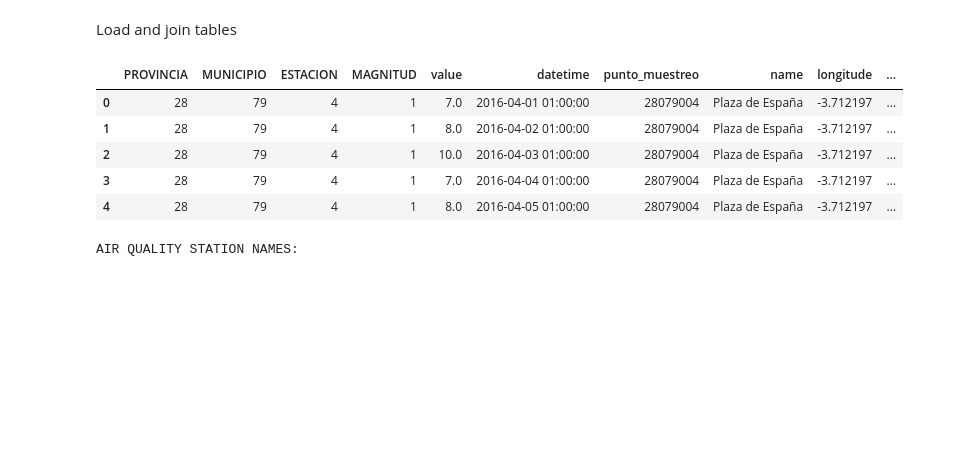
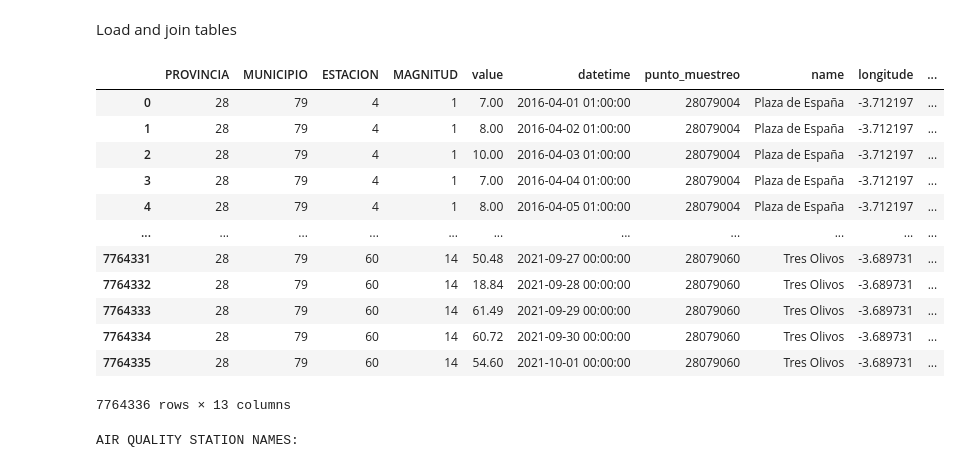
Before and after one commit to Pheithar/socialdata_madridcentral, a Jupyter notebook: Laurine - air quality - exploratory notebook.ipynb, the cells around one changed output. Drawn from its saved outputs; the diff is of its cells as text; code cells hidden in the pictures; blank space fills up the shorter version.

```diff
--- a/Laurine - air quality - exploratory notebook.ipynb
+++ b/Laurine - air quality - exploratory notebook.ipynb
@@ -122,20 +122,27 @@ Load and join tables
 # %%
 # load air quality stations
 df_stations = pd.read_csv('shared_data/air_quality/air_quality_stations.csv')
 # load air quality data
 df = pd.read_csv('data/air_quality_data.csv')
 # converting Date to datetime type
 df["datetime"] = pd.to_datetime(df["datetime"])
 # merge with air quality stations
 df = pd.merge(df, df_stations, left_on = 'PUNTO_MUESTREO', right_on='punto_muestreo', how='left').drop('PUNTO_MUESTREO', axis=1)
-df.head()
+df
 # %% [output]
 |  | PROVINCIA | MUNICIPIO | ESTACION | MAGNITUD | value | datetime | punto_muestreo | name | longitude | ... |
-| 0 | 28 | 79 | 4 | 1 | 7.0 | 2016-04-01 01:00:00 | 28079004 | Plaza de España | -3.712197 | ... |
-| 1 | 28 | 79 | 4 | 1 | 8.0 | 2016-04-02 01:00:00 | 28079004 | Plaza de España | -3.712197 | ... |
-| 2 | 28 | 79 | 4 | 1 | 10.0 | 2016-04-03 01:00:00 | 28079004 | Plaza de España | -3.712197 | ... |
-| 3 | 28 | 79 | 4 | 1 | 7.0 | 2016-04-04 01:00:00 | 28079004 | Plaza de España | -3.712197 | ... |
-| 4 | 28 | 79 | 4 | 1 | 8.0 | 2016-04-05 01:00:00 | 28079004 | Plaza de España | -3.712197 | ... |
+| 0 | 28 | 79 | 4 | 1 | 7.00 | 2016-04-01 01:00:00 | 28079004 | Plaza de España | -3.712197 | ... |
+| 1 | 28 | 79 | 4 | 1 | 8.00 | 2016-04-02 01:00:00 | 28079004 | Plaza de España | -3.712197 | ... |
+| 2 | 28 | 79 | 4 | 1 | 10.00 | 2016-04-03 01:00:00 | 28079004 | Plaza de España | -3.712197 | ... |
+| 3 | 28 | 79 | 4 | 1 | 7.00 | 2016-04-04 01:00:00 | 28079004 | Plaza de España | -3.712197 | ... |
+| 4 | 28 | 79 | 4 | 1 | 8.00 | 2016-04-05 01:00:00 | 28079004 | Plaza de España | -3.712197 | ... |
+| ... | ... | ... | ... | ... | ... | ... | ... | ... | ... | ... |
+| 7764331 | 28 | 79 | 60 | 14 | 50.48 | 2021-09-27 00:00:00 | 28079060 | Tres Olivos | -3.689731 | ... |
+| 7764332 | 28 | 79 | 60 | 14 | 18.84 | 2021-09-28 00:00:00 | 28079060 | Tres Olivos | -3.689731 | ... |
+| 7764333 | 28 | 79 | 60 | 14 | 61.49 | 2021-09-29 00:00:00 | 28079060 | Tres Olivos | -3.689731 | ... |
+| 7764334 | 28 | 79 | 60 | 14 | 60.72 | 2021-09-30 00:00:00 | 28079060 | Tres Olivos | -3.689731 | ... |
+| 7764335 | 28 | 79 | 60 | 14 | 54.60 | 2021-10-01 00:00:00 | 28079060 | Tres Olivos | -3.689731 | ... |
+7764336 rows × 13 columns
 # %%
 print('AIR QUALITY STATION NAMES:')
 df.name.unique()
```
Also changed, not shown: parts of 27 cells of this notebook.
